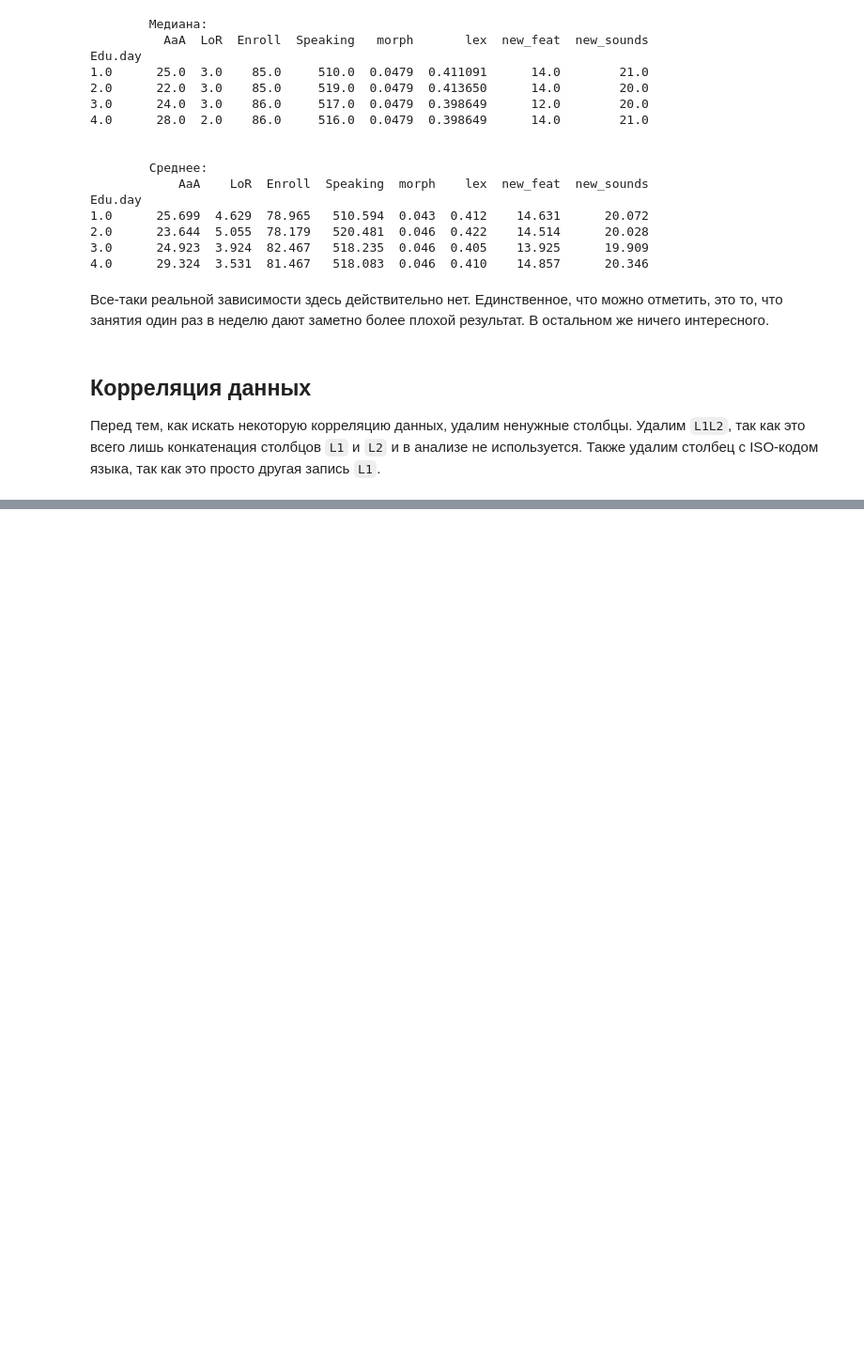
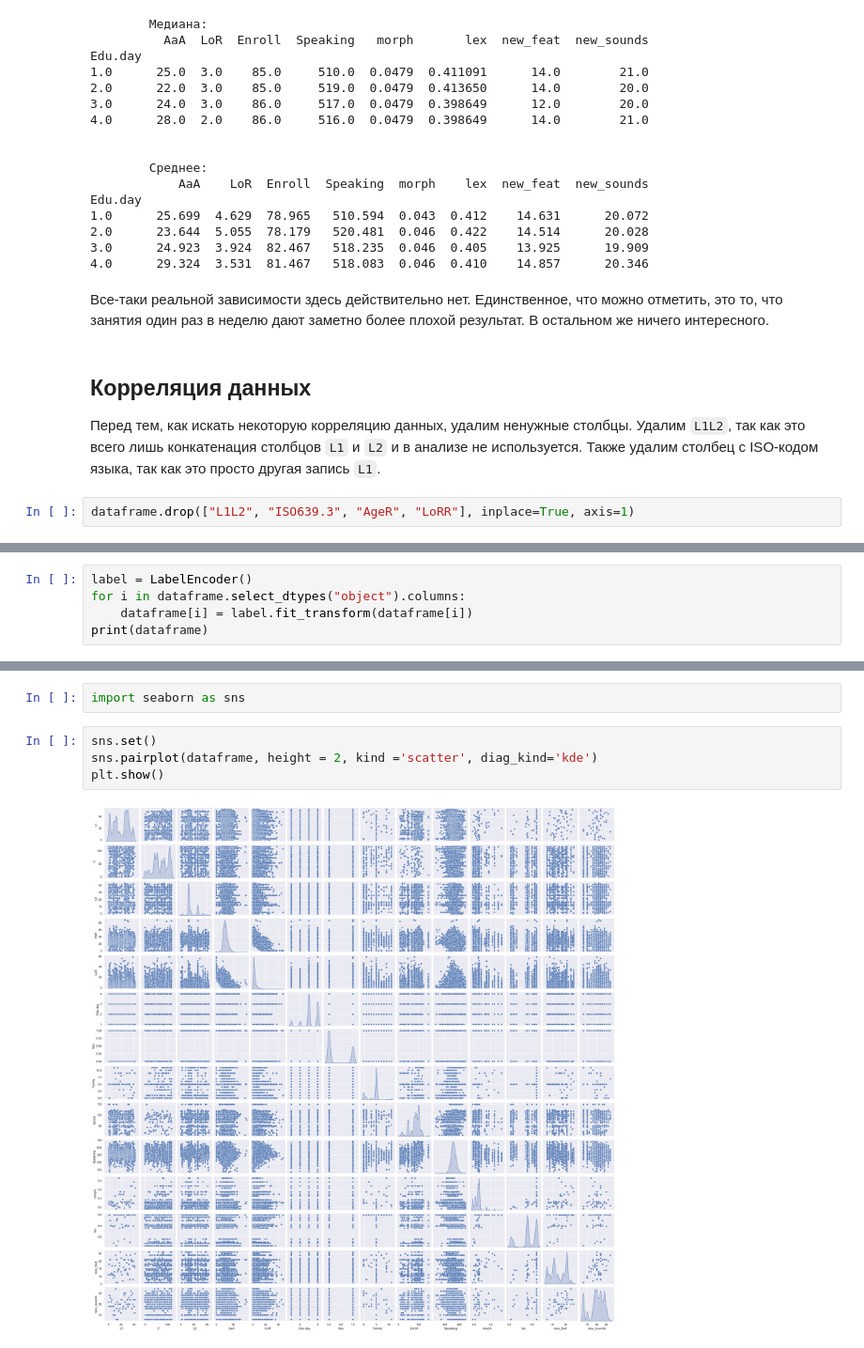
Before and after one commit to mshnschnko/Language-Learning-Statistics, a Jupyter notebook: main.ipynb, the cells around one changed output, grey strips where cells are left out. Shown at 94% size. Drawn from its saved outputs; the diff is of its cells as text; blank space fills up the shorter version.

```diff
--- a/main.ipynb
+++ b/main.ipynb
@@ -484,3 +484,5 @@ Edu.day
 ## Корреляция данных
 
 Перед тем, как искать некоторую корреляцию данных, удалим ненужные столбцы. Удалим `L1L2`, так как это всего лишь конкатенация столбцов `L1` и `L2` и в анализе не используется. Также удалим столбец с ISO-кодом языка, так как это просто другая запись `L1`.
+# %%
+dataframe.drop(["L1L2", "ISO639.3", "AgeR", "LoRR"], inplace=True, axis=1)
@@ -486,0 +507,5 @@ Edu.day
+# %%
+label = LabelEncoder()
+for i in dataframe.select_dtypes("object").columns:
+    dataframe[i] = label.fit_transform(dataframe[i])
+print(dataframe)
@@ -486,0 +557,8 @@ Edu.day
+# %%
+import seaborn as sns
+# %%
+sns.set()
+sns.pairplot(dataframe, height = 2, kind ='scatter', diag_kind='kde')
+plt.show()
+# %% [output]
+[figure, added]
```
Also changed, not shown: parts of 28 cells of this notebook.
